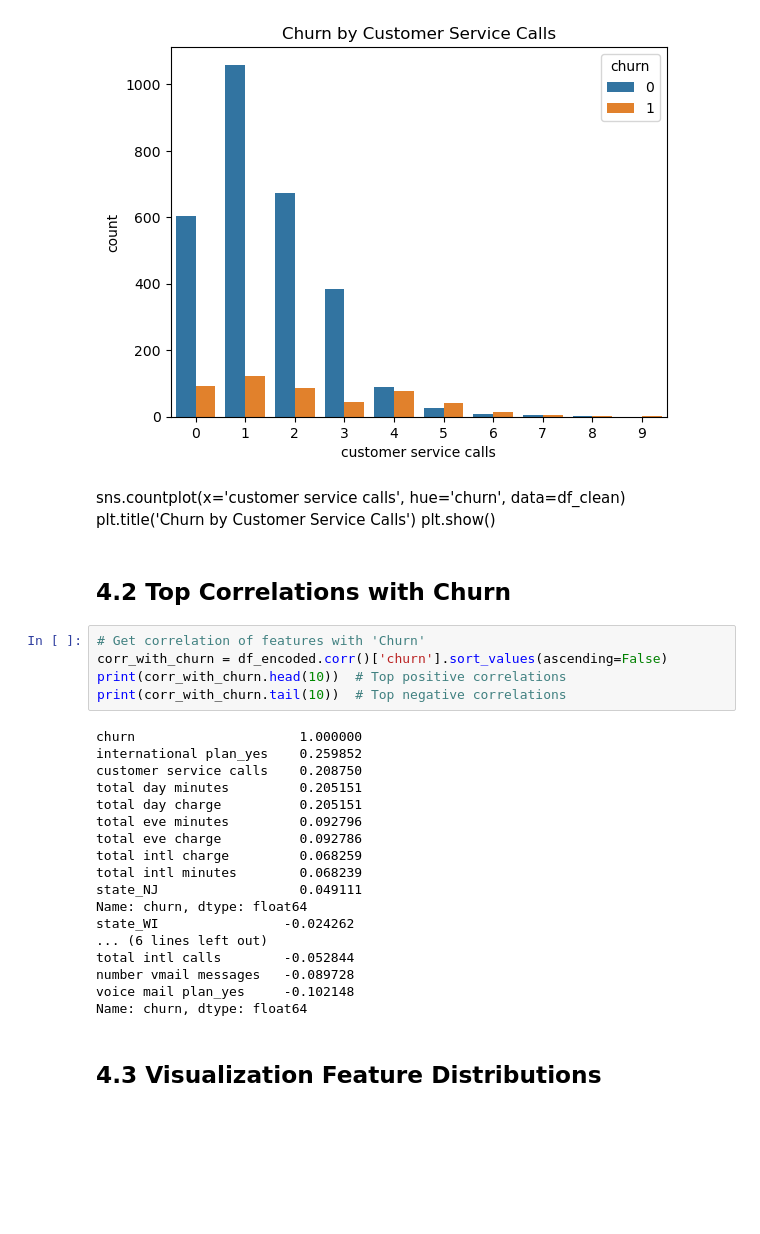
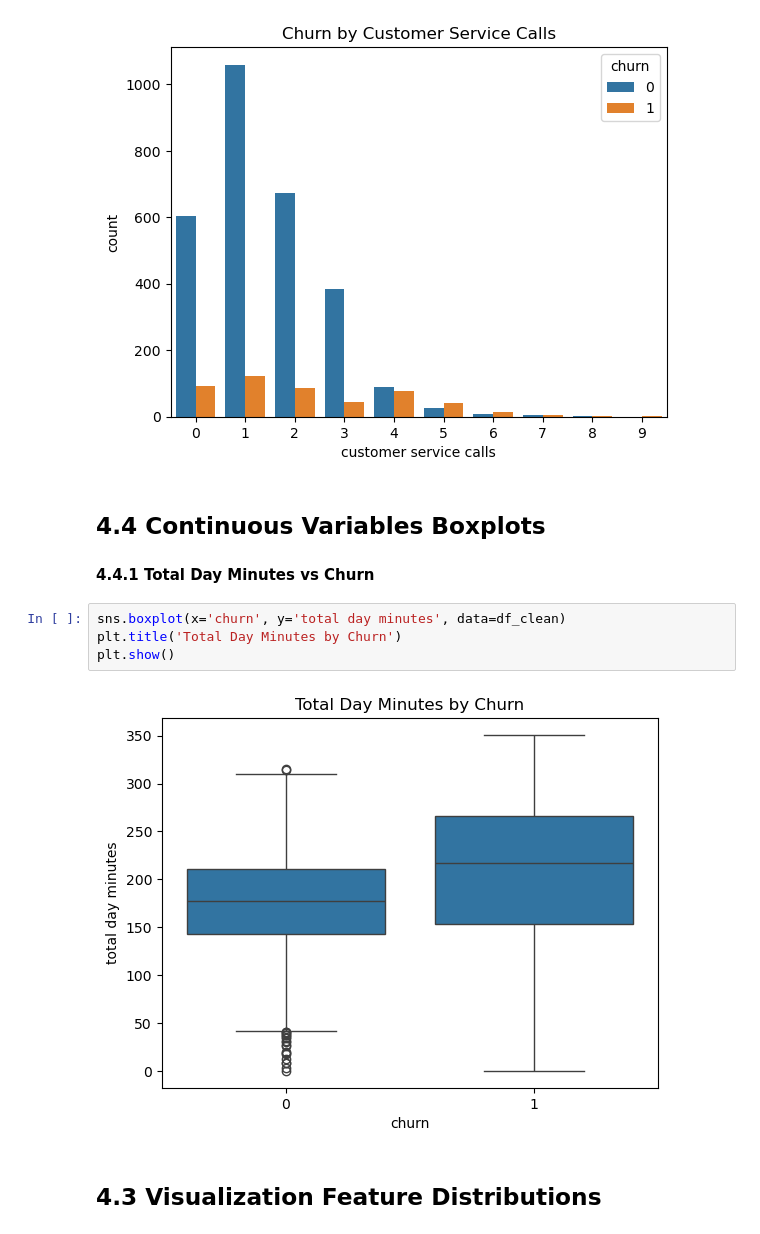
Before and after one commit to muhatonjeri/SyriaTel-Customer-Churn, a Jupyter notebook: notebooks/Customerchun.ipynb, the cells around one changed output. Drawn from its saved outputs; the diff is of its cells as text; blank space fills up the shorter version.

Commit message:
total day minutes vs churn

```diff
--- a/notebooks/Customerchun.ipynb
+++ b/notebooks/Customerchun.ipynb
@@ -385,35 +385,15 @@ plt.title('Churn by Customer Service Calls')
 plt.show()
 # %% [output]
 [figure]
-# %% [markdown]
-sns.countplot(x='customer service calls', hue='churn', data=df_clean)
-plt.title('Churn by Customer Service Calls')
-plt.show()
-# %% [markdown]
-## 4.2 Top Correlations with Churn
-# %%
-# Get correlation of features with 'Churn'
-corr_with_churn = df_encoded.corr()['churn'].sort_values(ascending=False)
-print(corr_with_churn.head(10))  # Top positive correlations
-print(corr_with_churn.tail(10))  # Top negative correlations
-# %% [output]
-churn                     1.000000
-international plan_yes    0.259852
-customer service calls    0.208750
-total day minutes         0.205151
-total day charge          0.205151
-total eve minutes         0.092796
-total eve charge          0.092786
-total intl charge         0.068259
-total intl minutes        0.068239
-state_NJ                  0.049111
-Name: churn, dtype: float64
-state_WI                -0.024262
-... (6 lines left out)
-total intl calls        -0.052844
-number vmail messages   -0.089728
-voice mail plan_yes     -0.102148
-Name: churn, dtype: float64
+# %% [markdown]
+## 4.4 Continuous Variables Boxplots
+#### 4.4.1 Total Day Minutes vs Churn
+# %%
+sns.boxplot(x='churn', y='total day minutes', data=df_clean)
+plt.title('Total Day Minutes by Churn')
+plt.show()
+# %% [output]
+[figure, added]
 # %% [markdown]
 ## 4.3 Visualization Feature Distributions
 # %%
```
